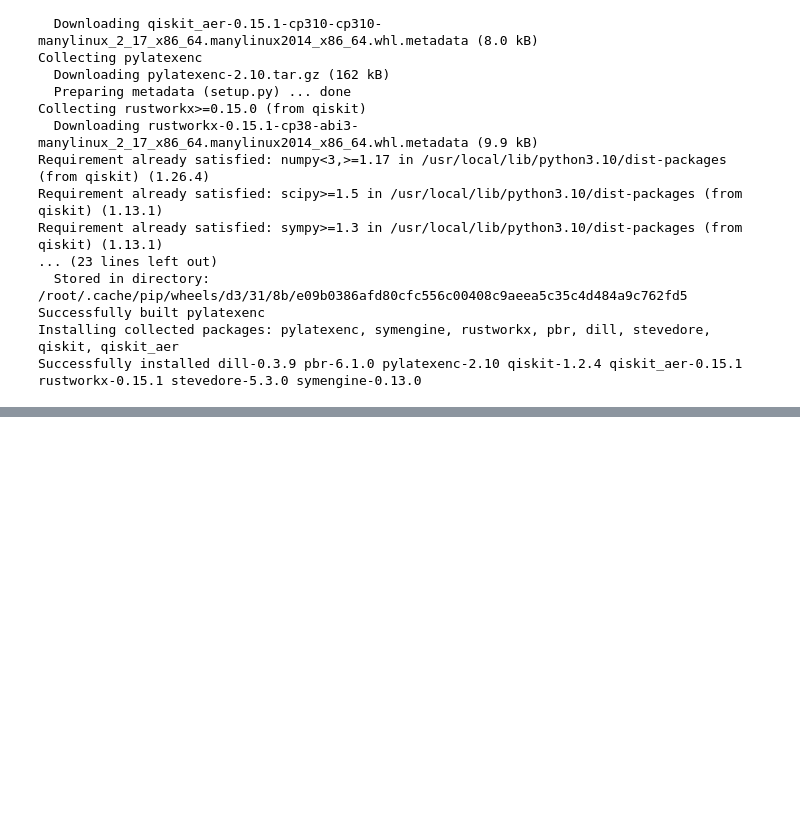
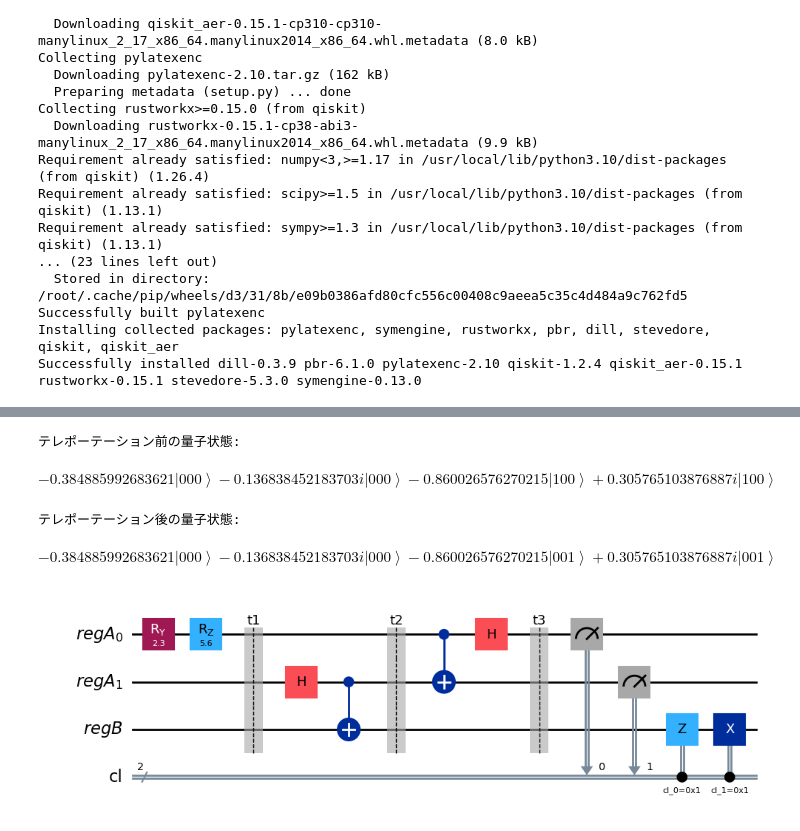
Before and after one commit to ogiogidayo/EXB3-B, a Jupyter notebook: qlab3.ipynb, the cells around one changed output, grey strips where cells are left out. Saved outputs shown, nothing was run; the diff lists cells and outputs as text; code cells hidden in the pictures; blank space fills up the shorter version.

Commit message:
feat: kadai3c&d

```diff
--- a/qlab3.ipynb
+++ b/qlab3.ipynb
@@ -183 +148,46 @@ $\displaystyle 0.577350269189626 {\left|011\right\rangle } + 0.577350269189626 {
 [figure]
+# %%
+# kadai3c
+
+registerA = QuantumRegister(2, name='regA')
+registerB = QuantumRegister(1, name='regB')
+cl = ClassicalRegister(2, name='cl')
+
+# 量子回路の作成
+circuit = QuantumCircuit(registerA, registerB, cl)
+
+circuit.ry(2.3, registerA[0])
+circuit.rz(5.6, registerA[0])
+
+print("テレポーテーション前の量子状態:")
+display(matrix_to_qubit(get_statevector(circuit)))
+
+circuit.barrier(label="t1")
+
+circuit.h(registerA[1])
+circuit.mcx([registerA[1]], registerB[0])
+
+circuit.barrier(label="t2")
+
+circuit.mcx([registerA[0]], registerA[1])
+circuit.h(registerA[0])
+
+circuit.barrier(label="t3")
+circuit.measure(registerA[0], cl[0])
+circuit.measure(registerA[1], cl[1])
+
+circuit.z(registerB[0]).c_if(cl[0], 1)
+circuit.x(registerB[0]).c_if(cl[1], 1)
+
+
+print("テレポーテーション後の量子状態:")
+display(matrix_to_qubit(get_statevector(circuit)))
+
+# 回路図の描画
+circuit.draw('mpl')
+# %% [output]
+テレポーテーション前の量子状態:
+$\displaystyle - 0.384885992683621 {\left|000\right\rangle } - 0.136838452183703 i {\left|000\right\rangle } - 0.860026576270215 {\left|100\right\rangle } + 0.305765103876887 i {\left|100\right\rangle }$
+テレポーテーション後の量子状態:
+$\displaystyle - 0.384885992683621 {\left|000\right\rangle } - 0.136838452183703 i {\left|000\right\rangle } - 0.860026576270215 {\left|001\right\rangle } + 0.305765103876887 i {\left|001\right\rangle }$
+[figure, added]
```
Also changed, not shown: parts of 5 cells of this notebook.
